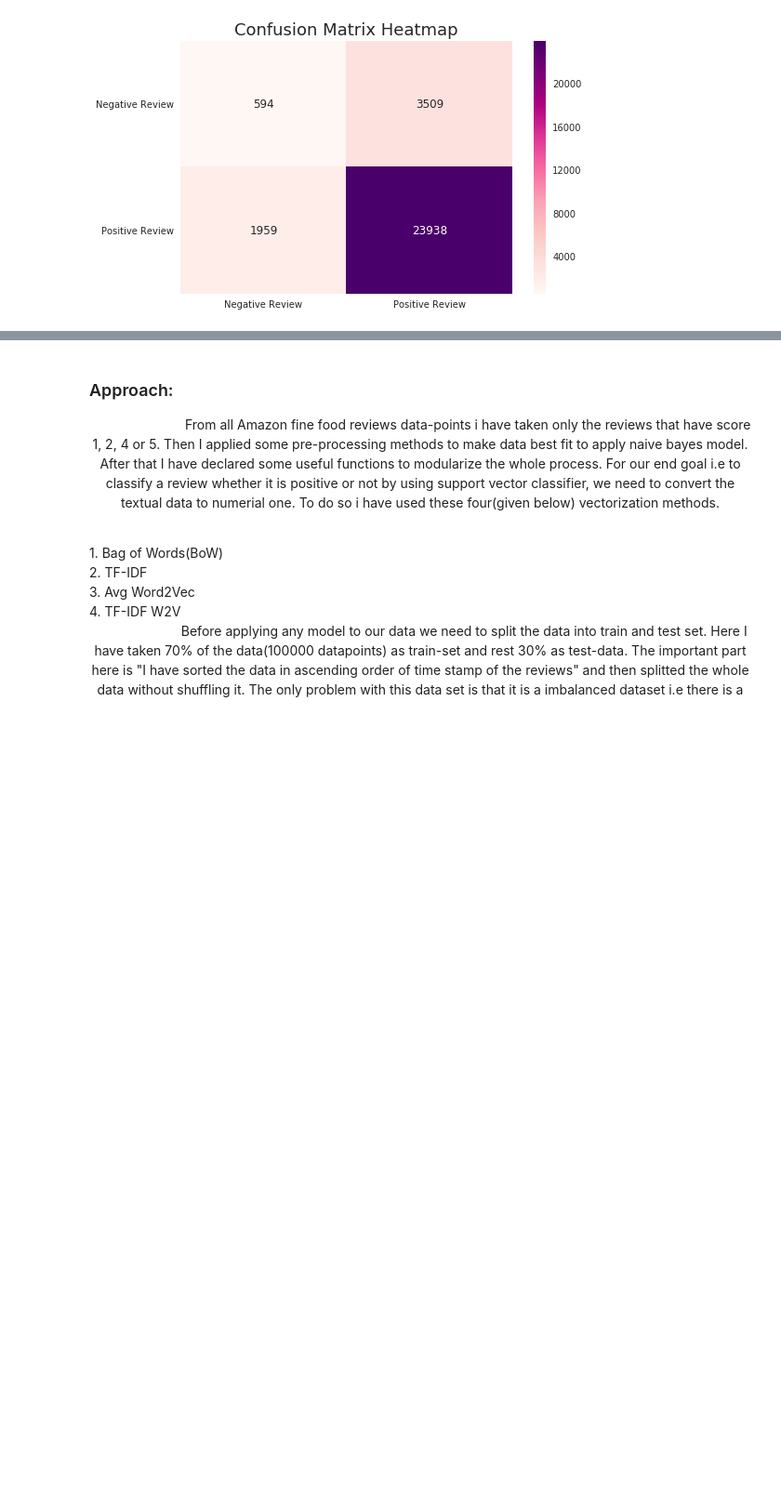
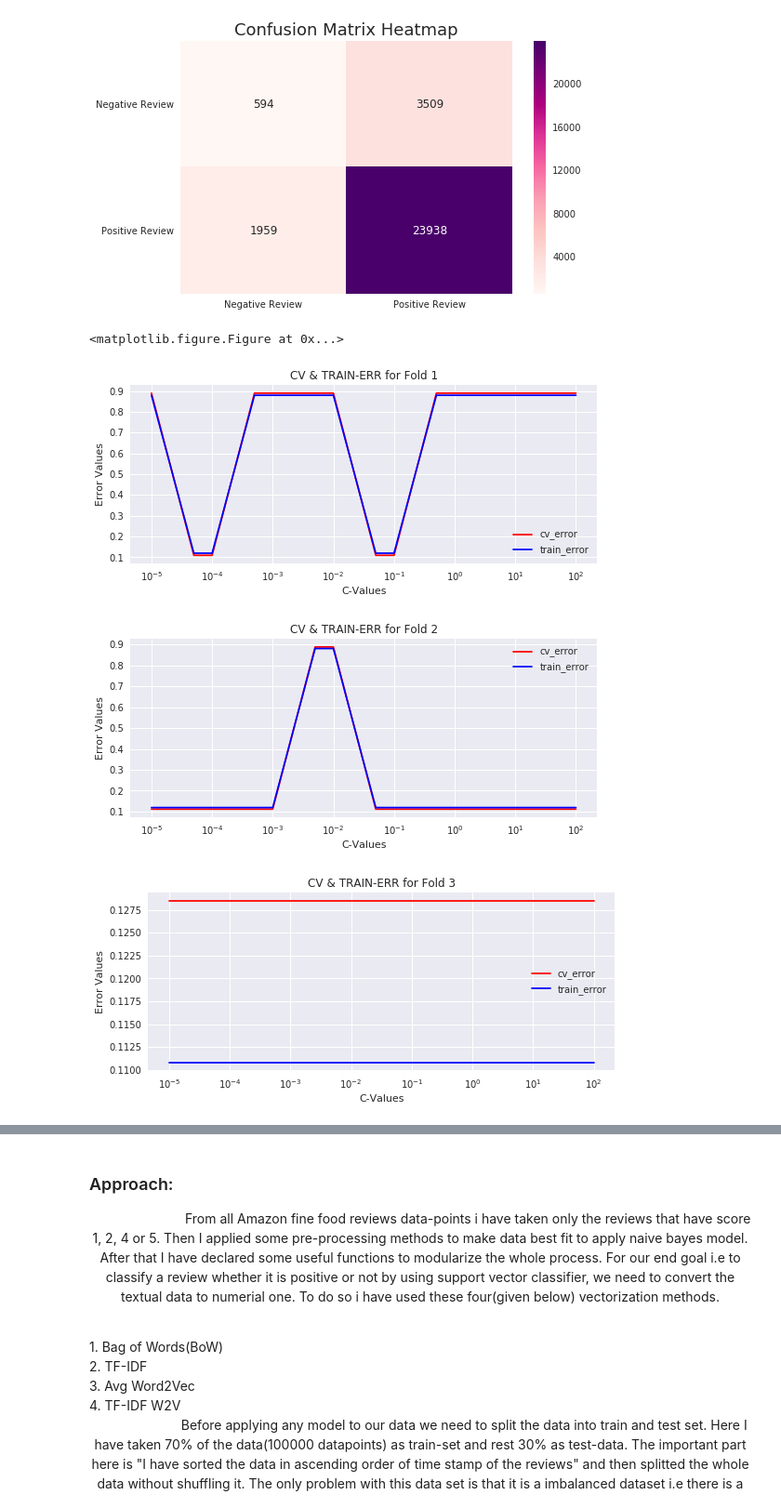
Before and after one commit to sradheya99/ML-Algorithms, a Jupyter notebook: 6.SVM/SVM_AZ.ipynb, the cells around one changed output, grey strips where cells are left out. Shown at 93% size. Drawn from its saved outputs; the diff is of its cells as text; code cells hidden in the pictures; blank space fills up the shorter version.

```diff
--- a/6.SVM/SVM_AZ.ipynb
+++ b/6.SVM/SVM_AZ.ipynb
@@ -283,6 +283,22 @@ def error_comparision(cv_err, train_err):
         plt.ylabel('Error Values')
         plt.legend()
         plt.title('CV & TRAIN-ERR for Fold '+str(i+1))
+# %%
+# comparing error between cv and train data
+def error_comparision_svc(cv_err, train_err):
+    sns.set()
+    a_val = [0.00001,0.00005,0.0001,0.0005,0.001,0.005,0.01,0.05,0.1,0.5,1.0,5.0,10.0,50.0,100.0]
+    for i in range(3):
+        plt.figure(1)
+        plt.figure(figsize=(9,12))
+        plt.subplot(3,1,i+1)
+        plt.plot(a_val, cv_err[i,:],label = 'cv_error', color = 'r')
+        plt.plot(a_val, train_err[i,:],label = 'train_error', color = 'b')
+        plt.xscale('log')
+        plt.xlabel('C-Values')
+        plt.ylabel('Error Values')
+        plt.legend()
+        plt.title('CV & TRAIN-ERR for Fold '+str(i+1))
 # %% [markdown]
 ### [D.] Accuracy Metrics
 # %%
@@ -932,3 +1047,13 @@ tf_idf_vect = TfidfVectorizer(ngram_range=(1,2), min_df = 0)
 # %%
 # applying linear svc
 train_err, cv_err = svc_rbf(train_x, train_y, tf_idf_vect)
+# %%
+cv_err = np.reshape(cv_err,(3, 15))
+train_err = np.reshape(train_err,(3, 15))
+# %%
+error_comparision_svc(cv_err, train_err)
+# %% [output]
+<matplotlib.figure.Figure at 0x...>
+[figure, added]
+[figure, added]
+[figure, added]
```
Also changed, not shown: parts of 7 cells of this notebook.
